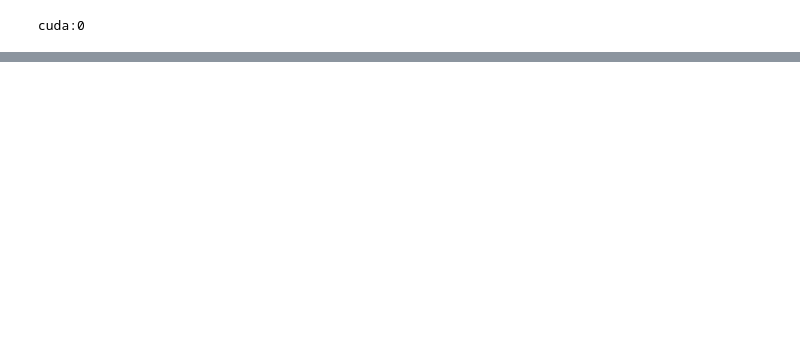
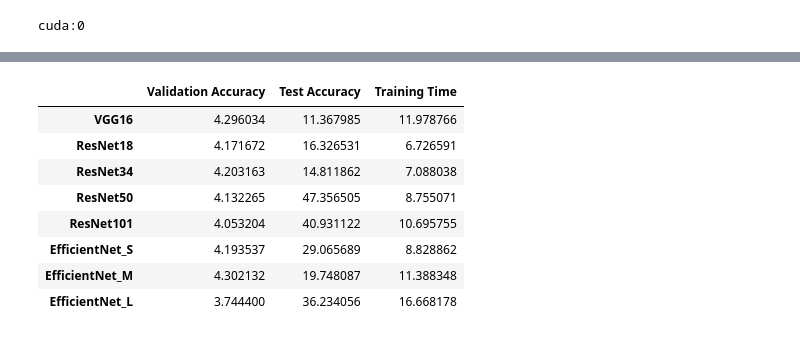
Before and after one commit to kombucha7/CZ4042-group-project, a Jupyter notebook: start.ipynb, the cells around one changed output, grey strips where cells are left out. Saved outputs shown, nothing was run; the diff lists cells and outputs as text; code cells hidden in the pictures; blank space fills up the shorter version.

```diff
--- a/start.ipynb
+++ b/start.ipynb
@@ -345,13 +321,15 @@ Test Accuracy: 76.99617348155196, Test Loss: 1.3838082016730795
 # %%
 efficientnet_s_model = create_efficientnet_model('s')
 
-print("EFFICIENTNET")
+print("EFFICIENTNET_S")
 
-EN_train_acc, EN_rain_loss, EN_eval_acc, EN_eval_loss, EN_test_acc, EN_test_loss = train_eval_test(
+ENs_train_acc, ENs_train_loss, ENs_eval_acc, ENs_eval_loss, ENs_test_acc, ENs_test_loss, ENs_training_time = train_eval_test(
     efficientnet_s_model,
     train_data_loader,
     val_data_loader,
     test_data_loader,
     no_epochs=no_epochs
 )
+
+del efficientnet_s_model
 # %% [output]
@@ -375,13 +340,15 @@ Test Accuracy: 70.66007657926909, Test Loss: 1.6521702420954802
 # %%
 efficientnet_m_model = create_efficientnet_model('m')
 
-print("EFFICIENTNET")
+print("EFFICIENTNET_M")
 
-EN_train_acc, EN_rain_loss, EN_eval_acc, EN_eval_loss, EN_test_acc, EN_test_loss = train_eval_test(
+ENm_train_acc, ENm_train_loss, ENm_eval_acc, ENm_eval_loss, ENm_test_acc, ENm_test_loss, ENm_training_time = train_eval_test(
     efficientnet_m_model,
     train_data_loader,
     val_data_loader,
     test_data_loader,
     no_epochs=no_epochs
 )
+
+del efficientnet_m_model
 # %% [output]
@@ -405,13 +361,15 @@ Test Accuracy: 58.73086735302088, Test Loss: 2.1363930799523176
 # %%
 efficientnet_l_model = create_efficientnet_model('l')
 
-print("EFFICIENTNET")
+print("EFFICIENTNET_L")
 
-EN_train_acc, EN_rain_loss, EN_eval_acc, EN_eval_loss, EN_test_acc, EN_test_loss = train_eval_test(
+ENl_train_acc, ENl_train_loss, ENl_eval_acc, ENl_eval_loss, ENl_test_acc, ENl_test_loss, ENl_training_time = train_eval_test(
     efficientnet_l_model,
     train_data_loader,
     val_data_loader,
     test_data_loader,
     no_epochs=no_epochs
 )
+
+del efficientnet_l_model
 # %% [output]
@@ -436,0 +382,8 @@ Test Accuracy: 85.92155612244898, Test Loss: 0.8923323203106316
+# %%
+eval_acc = [VGG_eval_acc, ResNet18_eval_acc, ResNet34_eval_acc, ResNet50_eval_acc, ResNet101_eval_acc, ENs_eval_acc, ENm_eval_acc, ENl_eval_acc]
+eval_acc = [np.mean(x) for x in eval_acc]
+test_acc = [VGG_test_acc, ResNet18_test_acc, ResNet34_test_acc, ResNet50_test_acc, ResNet101_test_acc, ENs_test_acc, ENm_test_acc, ENl_test_acc]
+time_taken = [VGG_training_time, ResNet18_training_time, ResNet34_training_time, ResNet50_training_time, ResNet101_training_time, ENs_training_time, ENm_training_time, ENl_training_time]
+time_taken = [np.mean(x) for x in time_taken]
+names = ['VGG16', 'ResNet18', 'ResNet34', 'ResNet50', 'ResNet101', 'EfficientNet_S', 'EfficientNet_M', 'EfficientNet_L']
+colours = ['tab:red', 'tab:blue', 'tab:green', 'tab:orange', 'tab:purple', 'tab:brown', 'tab:pink', 'tab:gray']
@@ -436,0 +404,21 @@ Test Accuracy: 85.92155612244898, Test Loss: 0.8923323203106316
+# %%
+df = pd.DataFrame(
+    np.column_stack([
+        eval_acc,
+        test_acc,
+        time_taken
+    ]),
+    columns=['Validation Accuracy', 'Test Accuracy', 'Training Time'],
+    index=names
+)
+df
+# %% [output]
+|  | Validation Accuracy | Test Accuracy | Training Time |
+| VGG16 | 4.296034 | 11.367985 | 11.978766 |
+| ResNet18 | 4.171672 | 16.326531 | 6.726591 |
+| ResNet34 | 4.203163 | 14.811862 | 7.088038 |
+| ResNet50 | 4.132265 | 47.356505 | 8.755071 |
+| ResNet101 | 4.053204 | 40.931122 | 10.695755 |
+| EfficientNet_S | 4.193537 | 29.065689 | 8.828862 |
+| EfficientNet_M | 4.302132 | 19.748087 | 11.388348 |
+| EfficientNet_L | 3.744400 | 36.234056 | 16.668178 |
```
Also changed, not shown: parts of 20 cells of this notebook, 11 other files.
